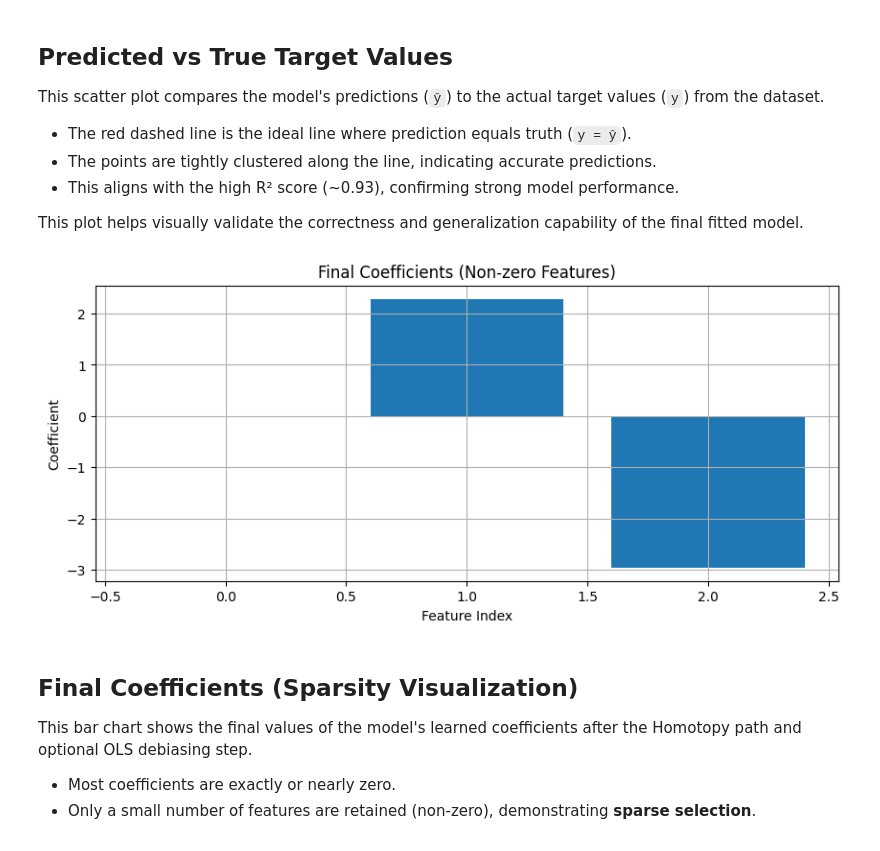
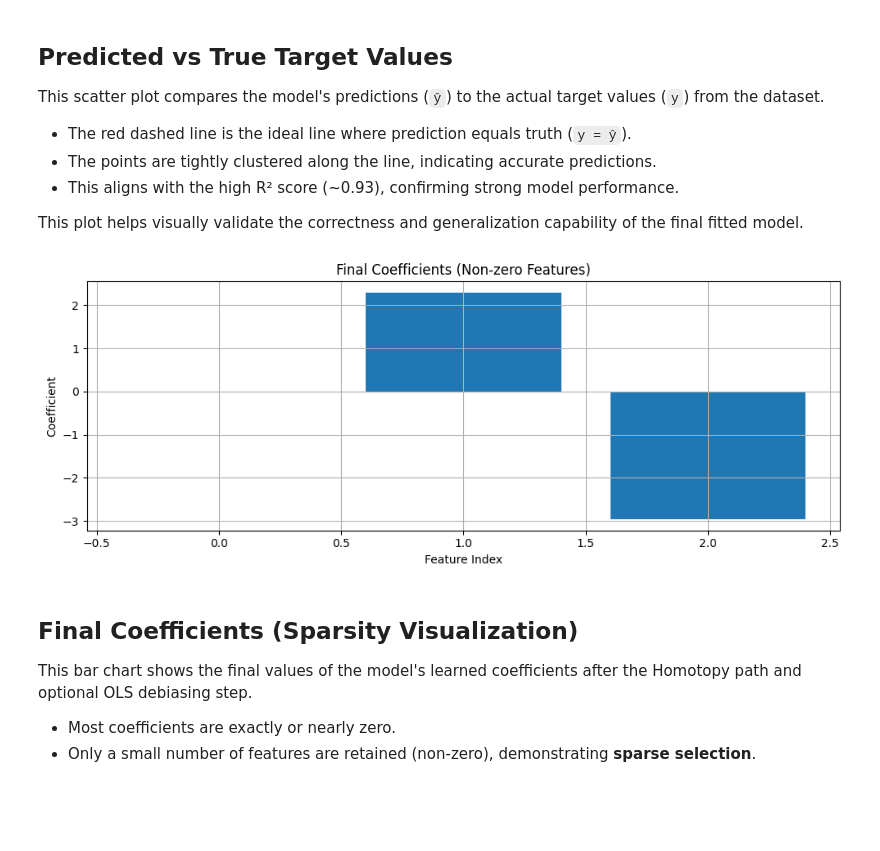
Before and after one commit to Nupur-Gudigar/Project1, a Jupyter notebook: LassoHomotopy/notebooks/LassoHomotopy_Visualization.ipynb, the cells around one changed output. Saved outputs shown, nothing was run; the diff lists cells and outputs as text; code cells hidden in the pictures; blank space fills up the shorter version.

```diff
--- a/LassoHomotopy/notebooks/LassoHomotopy_Visualization.ipynb
+++ b/LassoHomotopy/notebooks/LassoHomotopy_Visualization.ipynb
@@ -92,13 +98,15 @@ This plot helps visually validate the correctness and generalization capability
 # %%
 plt.figure(figsize=(10, 4))
 plt.bar(np.arange(len(model.coef_)), model.coef_)
 plt.title("Final Coefficients (Non-zero Features)")
 plt.xlabel("Feature Index")
 plt.ylabel("Coefficient")
 plt.grid(True)
+plt.tight_layout()
+plt.savefig("images/final_coefs_small.png")
 plt.show()
 # %% [output]
-[figure, old version]
+[figure, new version]
 # %% [markdown]
 ## Final Coefficients (Sparsity Visualization)
 
```
Also changed, not shown: parts of 6 cells of this notebook.
